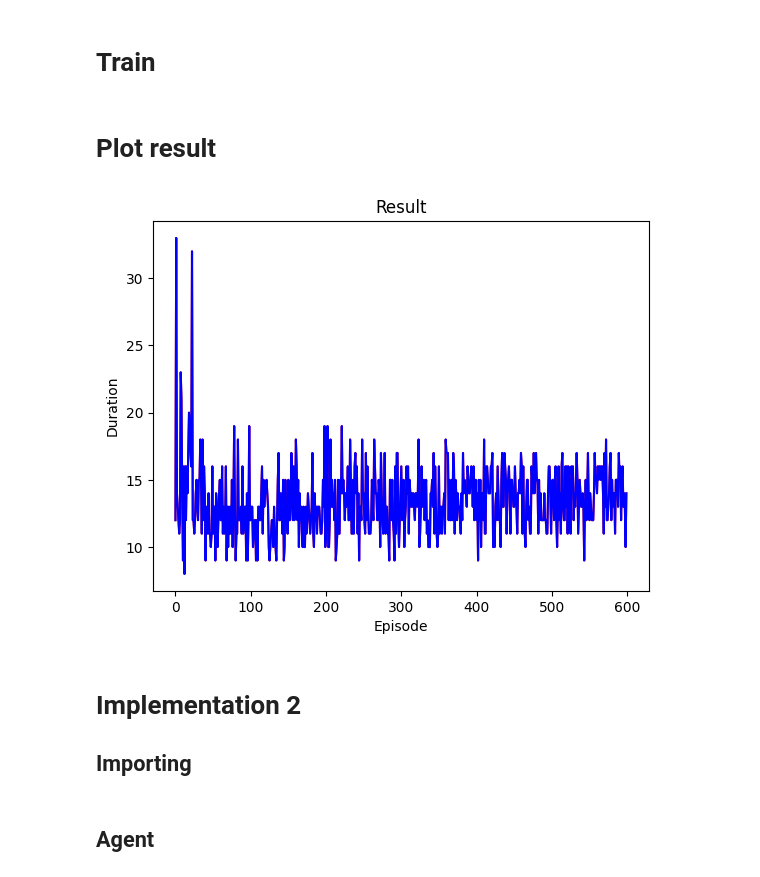
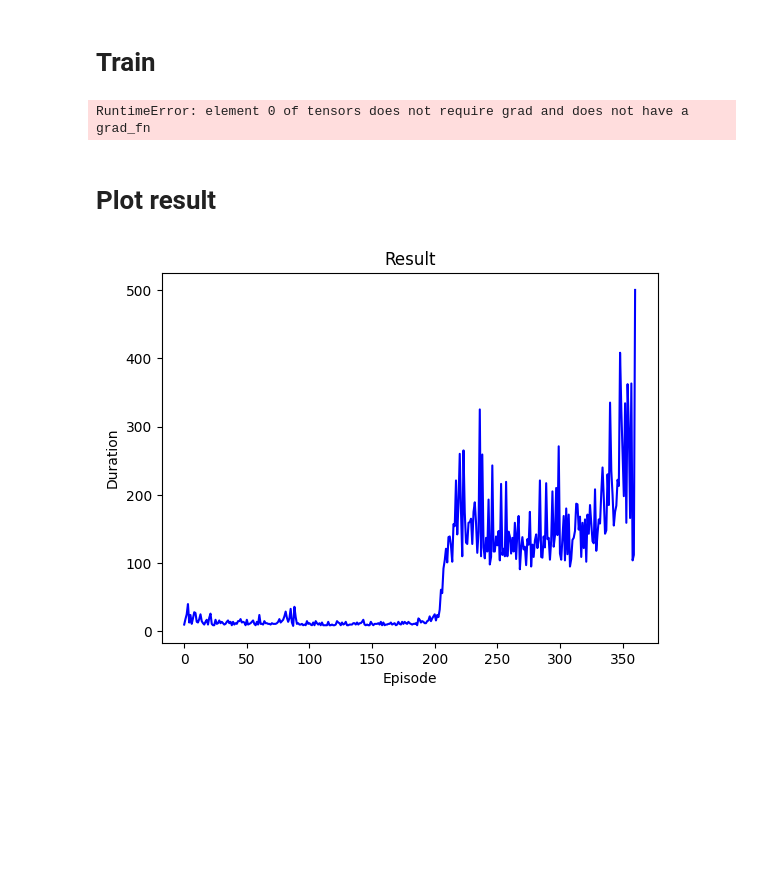
Before and after one commit to joseph280996/RL-Project, a Jupyter notebook: src/main.ipynb, the cells around one changed output. Drawn from its saved outputs; the diff is of its cells as text; code cells hidden in the pictures; blank space fills up the shorter version.

```diff
--- a/src/main.ipynb
+++ b/src/main.ipynb
@@ -31,3 +65,16 @@ N_EPOCHS = 1000
+# %%
+best = {'n_epochs': 1000.0, 'batch_size': 128.0, 'epsilon_start': 0.9, 'epsilon_min': 0.05, 'epsilon_decay': 1000.0, 'tau': 0.01, 'gamma': 0.99, 'learning_rate': 0.01, 'memory_size': 10000.0}
+# %%
+N_EPOCHS = int(best["n_epochs"])
+BATCH_SIZE = int(best["batch_size"])
+EPSILON_START = best["epsilon_start"]
+EPSILON_MIN = best["epsilon_min"]
+EPSILON_DECAY = int(best["epsilon_decay"])
+TAU = best["tau"]
+GAMMA = best["gamma"]
+LR = best["learning_rate"]
+MEM_SIZE = int(best["memory_size"])
+MODEL_PATH = './best_model.pth'
 # %% [markdown]
 # Create Environment
 # %%
@@ -42,25 +89,26 @@ env.reset()
 state_dim = env.observation_space.shape[0]
 action_dim = env.action_space.n
 
-agent = models.CartPoleAgent(env, state_dim, action_dim, device)
+agent = models.CartPoleAgent(env, state_dim, action_dim, device,
+                            memory_size=int(MEM_SIZE), batch_size=int(BATCH_SIZE),
+                            epsilon_start=EPSILON_START, epsilon_min=EPSILON_MIN, epsilon_decay=EPSILON_DECAY,
+                            tau=TAU, gamma=GAMMA, learning_rate=LR)
 # %% [markdown]
 # Train
 # %%
 # Train the agent
 episodes = []
-tr_info = models.train(env, agent, device, N_EPOCHS)
+tr_info = models.train(env, agent, device, int(N_EPOCHS))
+# %% [output]
+RuntimeError: element 0 of tensors does not require grad and does not have a grad_fn
 # %% [markdown]
 # Plot result
 # %%
 plt.figure(1)
 plt.title('Result')
 plt.xlabel('Episode')
 plt.ylabel('Duration')
-plt.plot(tr_info['durations'], color='r')
-plt.plot(tr_info['total_rewards'], color='b')
+plt.plot(tr_info['total_r'], color='b')
 plt.show()
 # %% [output]
-[figure, old version]
+[figure, new version]
-# %% [markdown]
-# Implementation 2
-## Importing
@@ -82,2 +114,0 @@ from models import DQN, ReplayMemory, Transition
-# %% [markdown]
-## Agent
```
Also changed, not shown: parts of 12 cells of this notebook, 4 other files.
